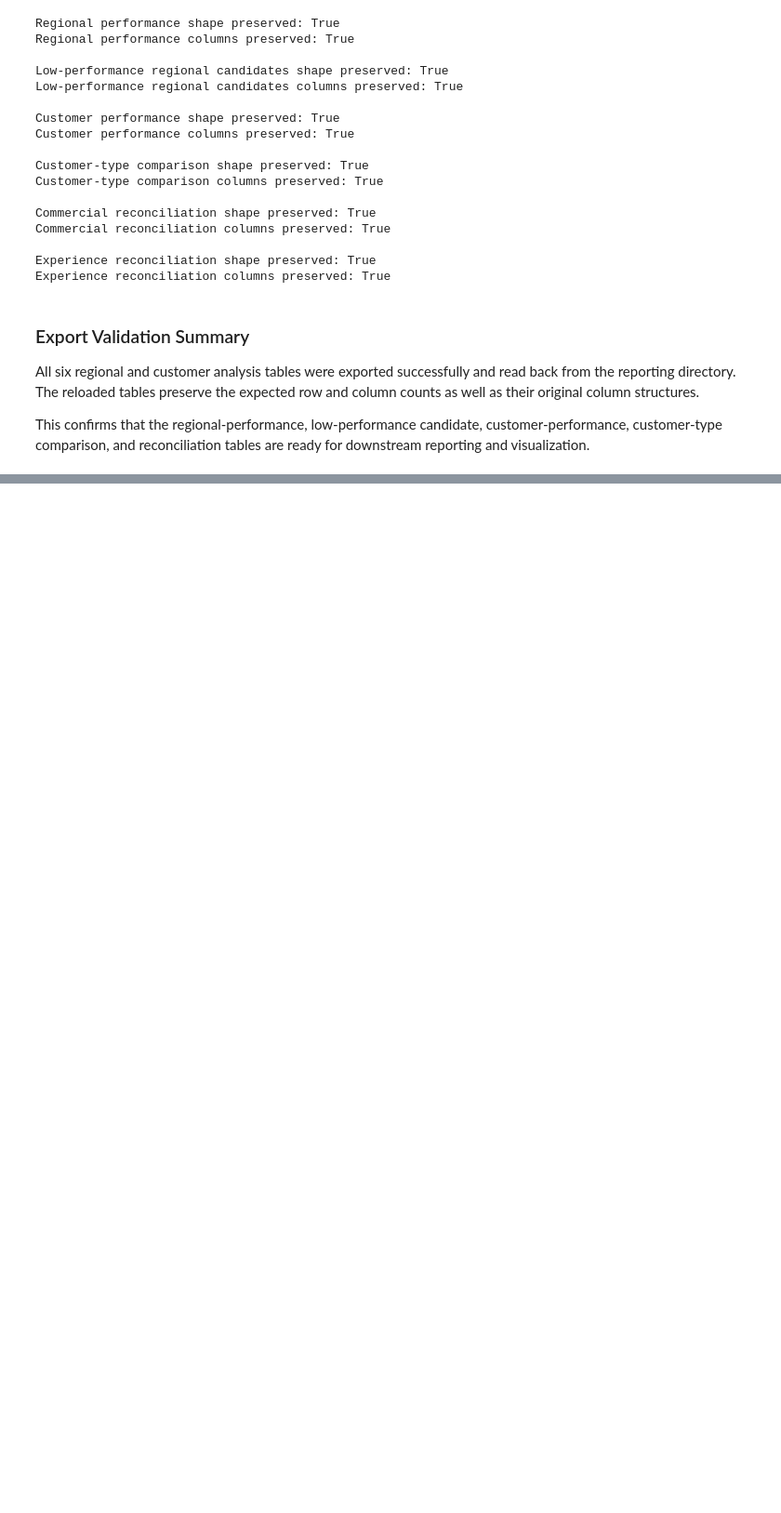
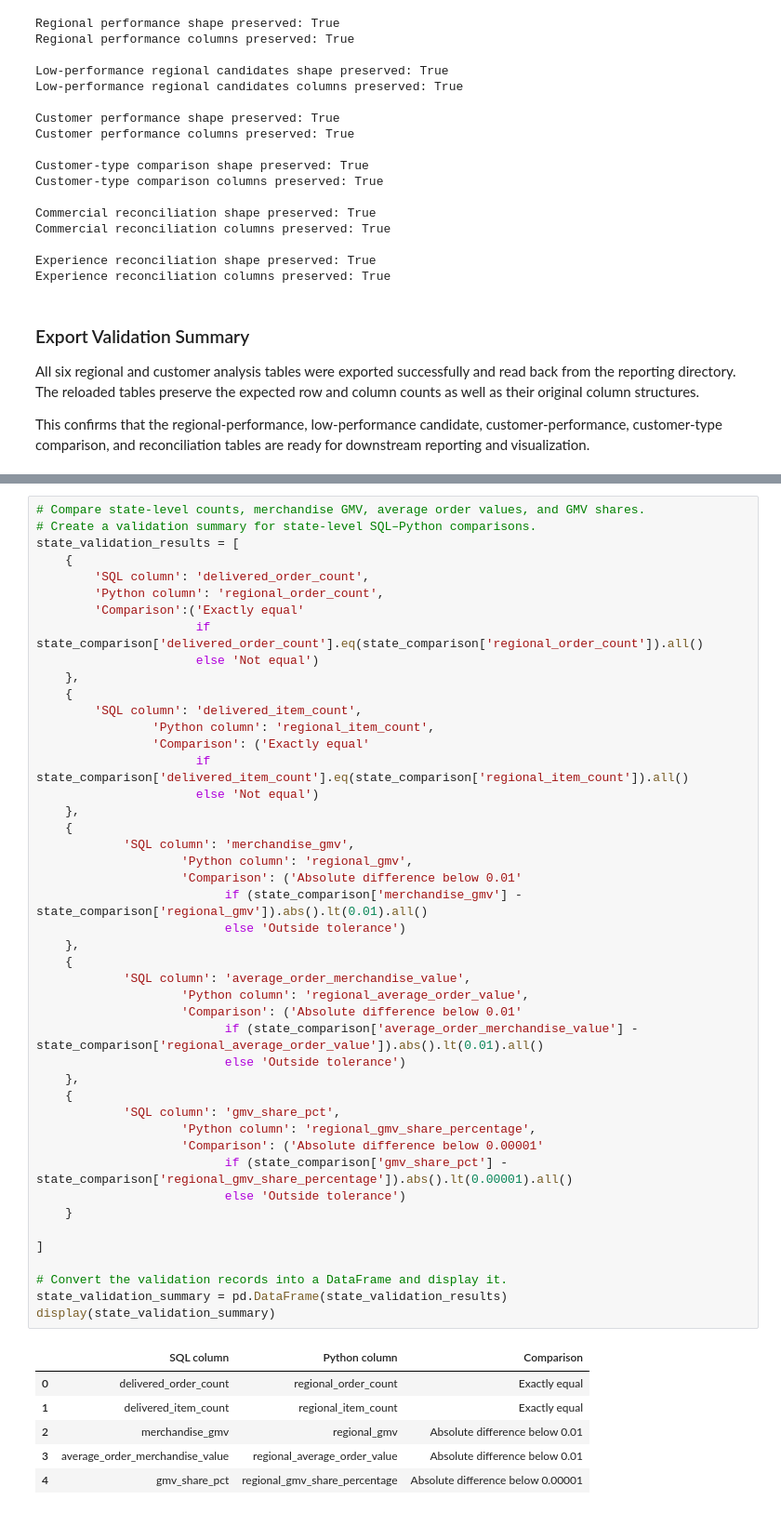
Before and after one commit to Yash1thHJ/DataAnalyst, a Jupyter notebook: notebooks/06_regional_and_customer_analysis.ipynb, the cells around one changed output, grey strips where cells are left out. Shown at 93% size. Drawn from its saved outputs; the diff is of its cells as text; blank space fills up the shorter version.

```diff
--- a/notebooks/06_regional_and_customer_analysis.ipynb
+++ b/notebooks/06_regional_and_customer_analysis.ipynb
@@ -1771,0 +1914,52 @@ This confirms that the regional-performance, low-performance candidate, customer
+# %%
+# Compare state-level counts, merchandise GMV, average order values, and GMV shares.
+# Create a validation summary for state-level SQL–Python comparisons.
+state_validation_results = [
+    {
+        'SQL column': 'delivered_order_count',
+        'Python column': 'regional_order_count',
+        'Comparison':('Exactly equal'
+                      if state_comparison['delivered_order_count'].eq(state_comparison['regional_order_count']).all()
+                      else 'Not equal')
+    },
+    {
+        'SQL column': 'delivered_item_count',
+                'Python column': 'regional_item_count',
+                'Comparison': ('Exactly equal'
+                      if state_comparison['delivered_item_count'].eq(state_comparison['regional_item_count']).all()
+                      else 'Not equal')
+    },
+    {
+            'SQL column': 'merchandise_gmv',
+                    'Python column': 'regional_gmv',
+                    'Comparison': ('Absolute difference below 0.01'
+                          if (state_comparison['merchandise_gmv'] - state_comparison['regional_gmv']).abs().lt(0.01).all()
+                          else 'Outside tolerance')
+    },
+    {
+            'SQL column': 'average_order_merchandise_value',
+                    'Python column': 'regional_average_order_value',
+                    'Comparison': ('Absolute difference below 0.01'
+                          if (state_comparison['average_order_merchandise_value'] - state_comparison['regional_average_order_value']).abs().lt(0.01).all()
+                          else 'Outside tolerance')
+    },
+    {
+            'SQL column': 'gmv_share_pct',
+                    'Python column': 'regional_gmv_share_percentage',
+                    'Comparison': ('Absolute difference below 0.00001'
+                          if (state_comparison['gmv_share_pct'] - state_comparison['regional_gmv_share_percentage']).abs().lt(0.00001).all()
+                          else 'Outside tolerance')
+    }
+
+]
+
+# Convert the validation records into a DataFrame and display it.
+state_validation_summary = pd.DataFrame(state_validation_results)
+display(state_validation_summary)
+# %% [output]
+|  | SQL column | Python column | Comparison |
+| 0 | delivered_order_count | regional_order_count | Exactly equal |
+| 1 | delivered_item_count | regional_item_count | Exactly equal |
+| 2 | merchandise_gmv | regional_gmv | Absolute difference below 0.01 |
+| 3 | average_order_merchandise_value | regional_average_order_value | Absolute difference below 0.01 |
+| 4 | gmv_share_pct | regional_gmv_share_percentage | Absolute difference below 0.00001 |
```
Also changed, not shown: parts of 8 cells of this notebook, 2 other files.
